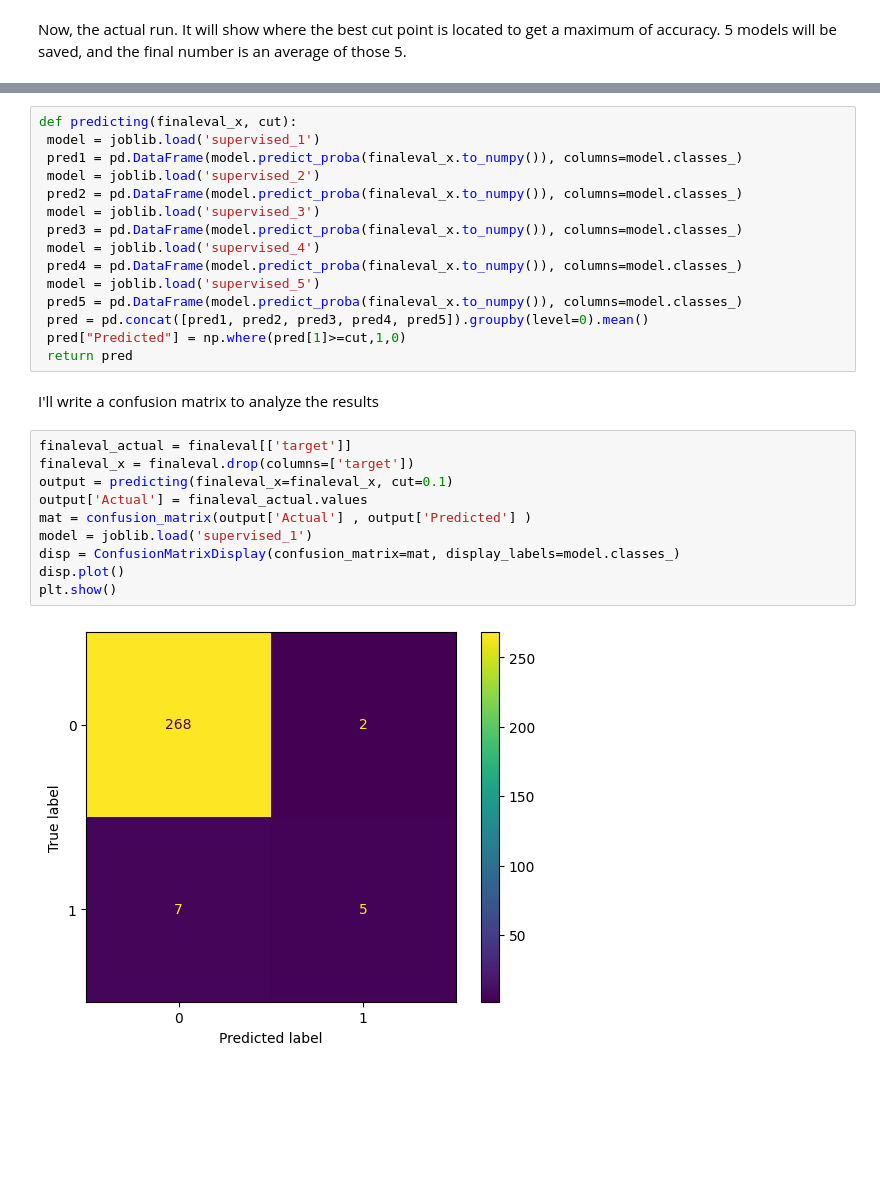
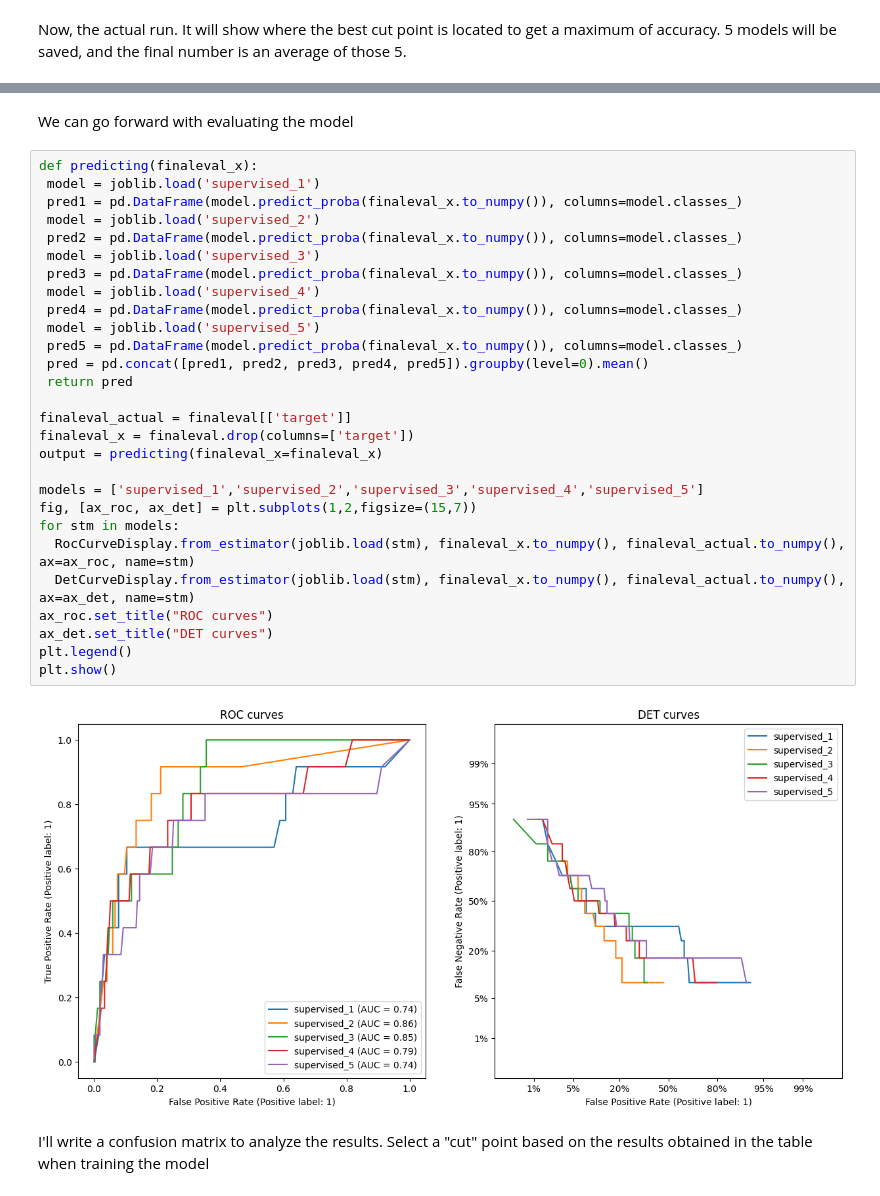
Before and after one commit to krikorantranik/Work, a Jupyter notebook: QuickSupervised.ipynb, the cells around one changed output, grey strips where cells are left out. Drawn from its saved outputs; the diff is of its cells as text; blank space fills up the shorter version.

```diff
--- a/QuickSupervised.ipynb
+++ b/QuickSupervised.ipynb
@@ -252,29 +265,34 @@ Good, we are at 95% accuracy, so I will use the unseen data to predict and see h
+# %% [markdown]
+We can go forward with evaluating the model
 # %%
-def predicting(finaleval_x, cut):
+def predicting(finaleval_x):
  model = joblib.load('supervised_1')
  pred1 = pd.DataFrame(model.predict_proba(finaleval_x.to_numpy()), columns=model.classes_)
  model = joblib.load('supervised_2')
  pred2 = pd.DataFrame(model.predict_proba(finaleval_x.to_numpy()), columns=model.classes_)
  model = joblib.load('supervised_3')
  pred3 = pd.DataFrame(model.predict_proba(finaleval_x.to_numpy()), columns=model.classes_)
  model = joblib.load('supervised_4')
  pred4 = pd.DataFrame(model.predict_proba(finaleval_x.to_numpy()), columns=model.classes_)
  model = joblib.load('supervised_5')
  pred5 = pd.DataFrame(model.predict_proba(finaleval_x.to_numpy()), columns=model.classes_)
  pred = pd.concat([pred1, pred2, pred3, pred4, pred5]).groupby(level=0).mean()
- pred["Predicted"] = np.where(pred[1]>=cut,1,0)
  return pred
+
+finaleval_actual = finaleval[['target']]
+finaleval_x = finaleval.drop(columns=['target'])
+output = predicting(finaleval_x=finaleval_x)
+
+models = ['supervised_1','supervised_2','supervised_3','supervised_4','supervised_5']
+fig, [ax_roc, ax_det] = plt.subplots(1,2,figsize=(15,7))
+for stm in models:
+  RocCurveDisplay.from_estimator(joblib.load(stm), finaleval_x.to_numpy(), finaleval_actual.to_numpy(), ax=ax_roc, name=stm)
+  DetCurveDisplay.from_estimator(joblib.load(stm), finaleval_x.to_numpy(), finaleval_actual.to_numpy(), ax=ax_det, name=stm)
+ax_roc.set_title("ROC curves")
+ax_det.set_title("DET curves")
+plt.legend()
+plt.show()
+# %% [output]
+[figure, added]
 # %% [markdown]
-I'll write a confusion matrix to analyze the results
+I'll write a confusion matrix to analyze the results. Select a "cut" point based on the results obtained in the table when training the model
-# %%
-finaleval_actual = finaleval[['target']]
-finaleval_x = finaleval.drop(columns=['target'])
-output = predicting(finaleval_x=finaleval_x, cut=0.1)
-output['Actual'] = finaleval_actual.values
-mat = confusion_matrix(output['Actual'] , output['Predicted'] )
-model = joblib.load('supervised_1')
-disp = ConfusionMatrixDisplay(confusion_matrix=mat, display_labels=model.classes_)
-disp.plot()
-plt.show()
-# %% [output]
-[figure, removed]
```
Also changed, not shown: parts of 14 cells of this notebook.
